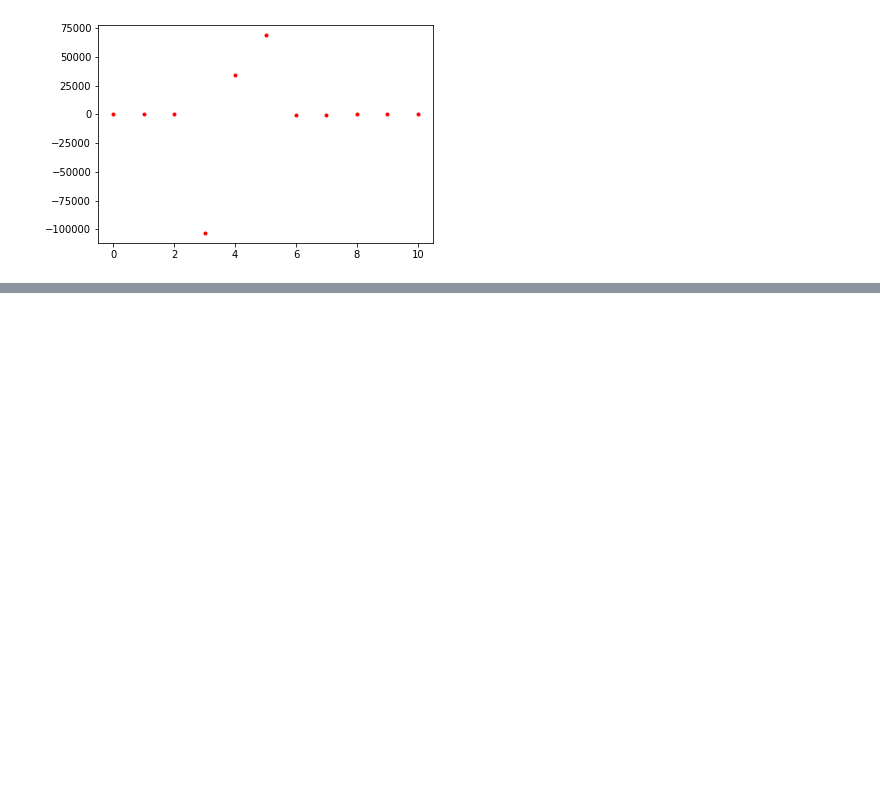
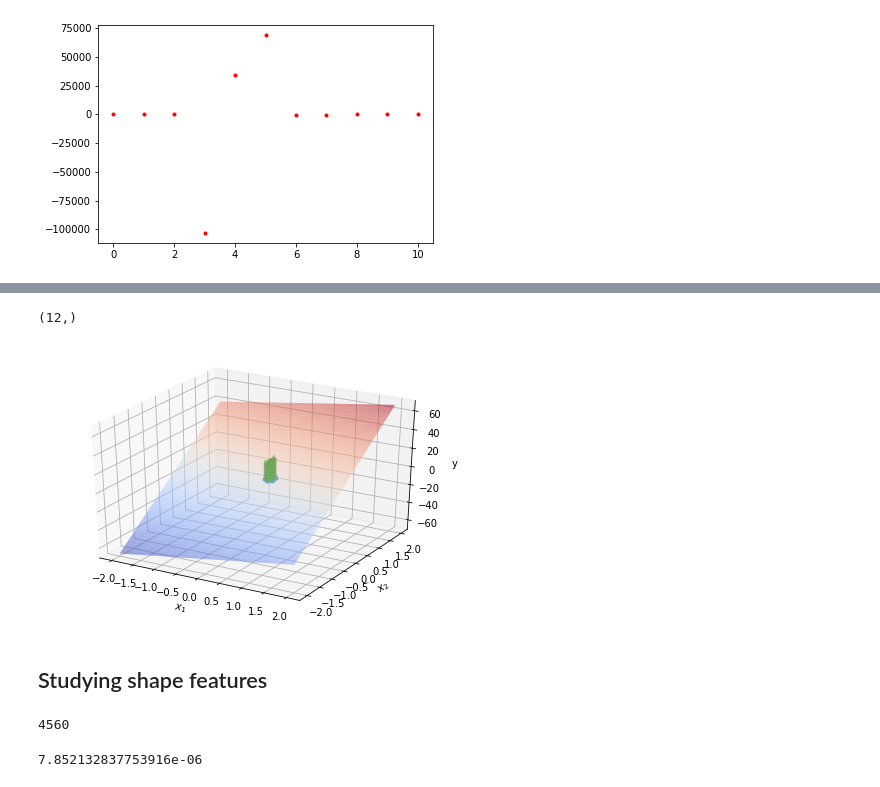
Before and after one commit to benedetta-mariani/BrainHack-Padova-2020, a Jupyter notebook: BrainHack_Padova.ipynb, the cells around one changed output, grey strips where cells are left out. Saved outputs shown, nothing was run; the diff lists cells and outputs as text; code cells hidden in the pictures; blank space fills up the shorter version.

```diff
--- a/BrainHack_Padova.ipynb
+++ b/BrainHack_Padova.ipynb
@@ -310,0 +364,32 @@ plt.plot(model.coef_, 'r.')
+# %%
+np.array([xx.flatten(), yy.flatten()]).T.shape
+theta_hat.shape
+# %% [output]
+(12,)
+# %%
+theta_hat = ordinary_least_squares(Xnew2, y)
+xx, yy = np.mgrid[-2:2:50j, -2:2:50j]
+y_hat_grid = np.array([xx.flatten(), yy.flatten()]).T @ theta_hat[0:2]
+y_hat_grid = y_hat_grid.reshape((50, 50))
+ax = plt.subplot(projection='3d')
+ax.plot(Xnew2[:, 1], Xnew2[:, 2], y, '.')
+ax.plot_surface(xx, yy, y_hat_grid, linewidth=0, alpha=0.5, color='C1',
+                cmap=plt.get_cmap('coolwarm'))
+
+for i in range(len(Xnew2)):
+  ax.plot((Xnew2[i, 1], Xnew2[i, 1]),
+          (Xnew2[i, 2], Xnew2[i, 2]),
+          (y[i], y_hat[i]),
+          'g-', alpha=.5)
+
+ax.set(
+    xlabel='$x_1$',
+
+    ylabel='$x_2$',
+    zlabel='y'
+)
+plt.tight_layout()
+# %% [output]
+[figure, added]
+# %% [markdown]
+## Studying shape features
@@ -310,0 +450,9 @@ plt.plot(model.coef_, 'r.')
+# %%
+files = np.array(features)[np.array(pval) < 0.0005]
+pval.index(min(pval))
+# %% [output]
+4560
+# %%
+pval[4560]
+# %% [output]
+7.852132837753916e-06
```
Also changed, not shown: parts of 50 cells of this notebook.
